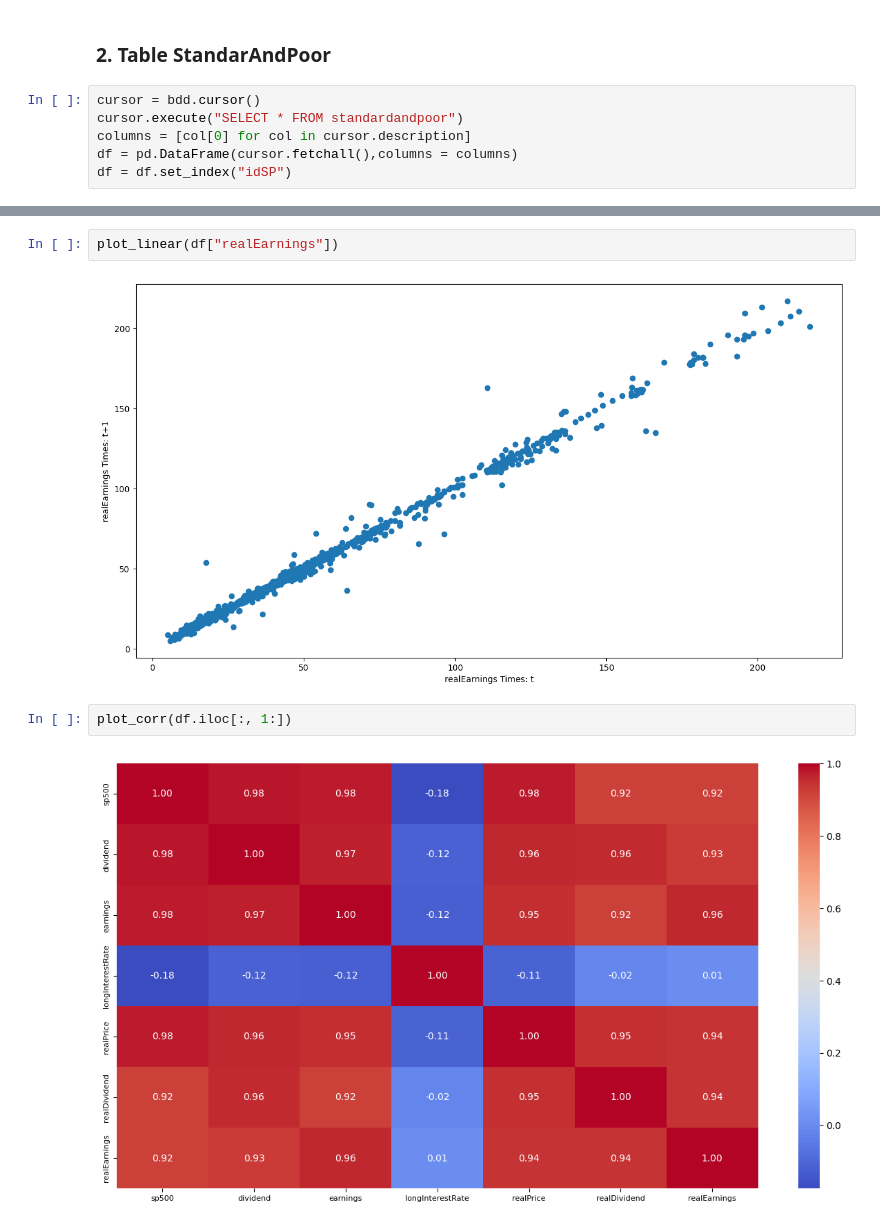
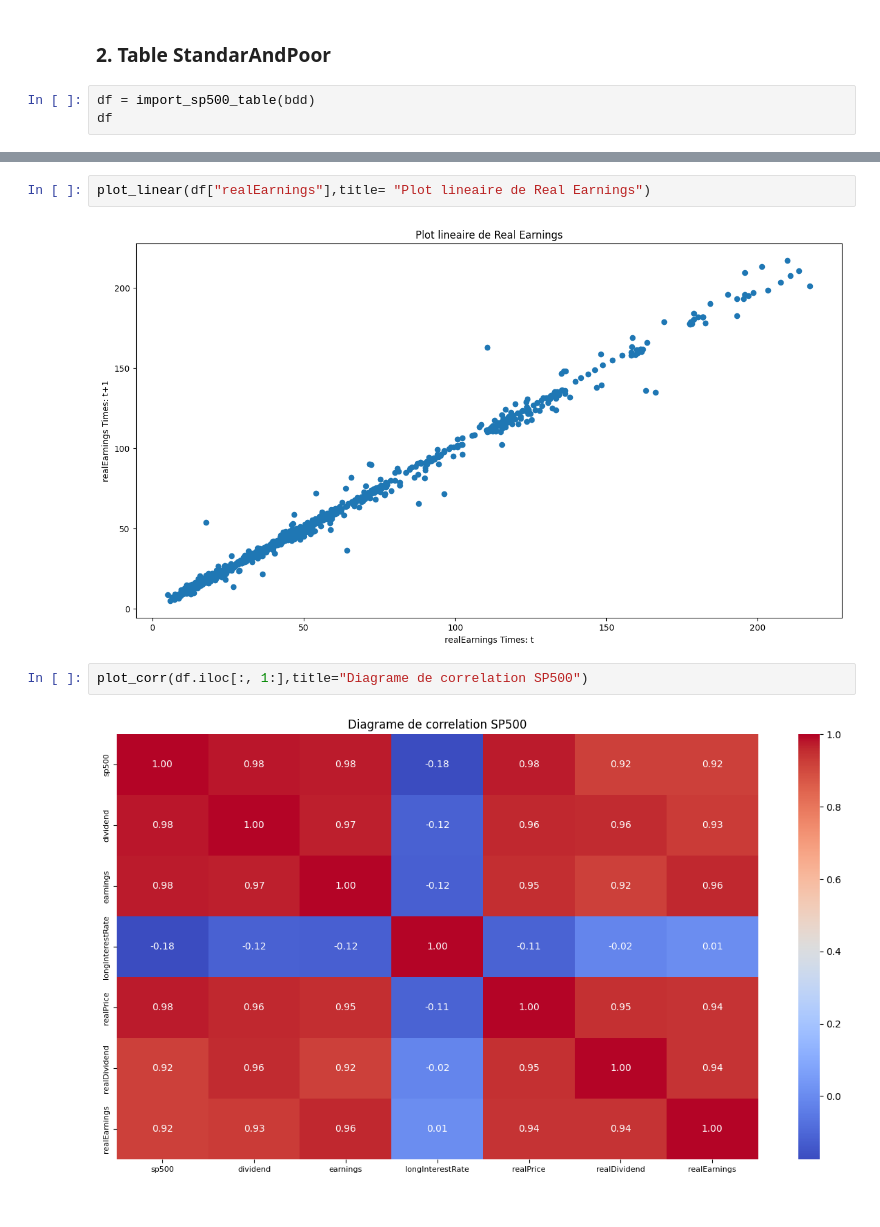
Before and after one commit to gcolpari/STOCKMARKET_PREDICTION-, a Jupyter notebook: AED.ipynb, the cells around one changed output, grey strips where cells are left out. Cells and saved outputs as stored; diff of their text form.

```diff
--- a/AED.ipynb
+++ b/AED.ipynb
@@ -113,8 +147,5 @@ plot_linear(inflation["CPI"])
 # %% [markdown]
 ### 2. Table StandarAndPoor
 # %%
-cursor = bdd.cursor()
-cursor.execute("SELECT * FROM standardandpoor")
-columns = [col[0] for col in cursor.description]
-df = pd.DataFrame(cursor.fetchall(),columns = columns)
-df = df.set_index("idSP")
+df = import_sp500_table(bdd)
+df
@@ -150,8 +179,8 @@ df.describe()
 # %%
-plot_linear(df["realEarnings"])
+plot_linear(df["realEarnings"],title= "Plot lineaire de Real Earnings")
 # %% [output]
-[figure, old version]
+[figure, new version]
 # %%
-plot_corr(df.iloc[:, 1:])
+plot_corr(df.iloc[:, 1:],title="Diagrame de correlation SP500")
 # %% [output]
-[figure, old version]
+[figure, new version]
```
Also changed, not shown: parts of 13 cells of this notebook.
